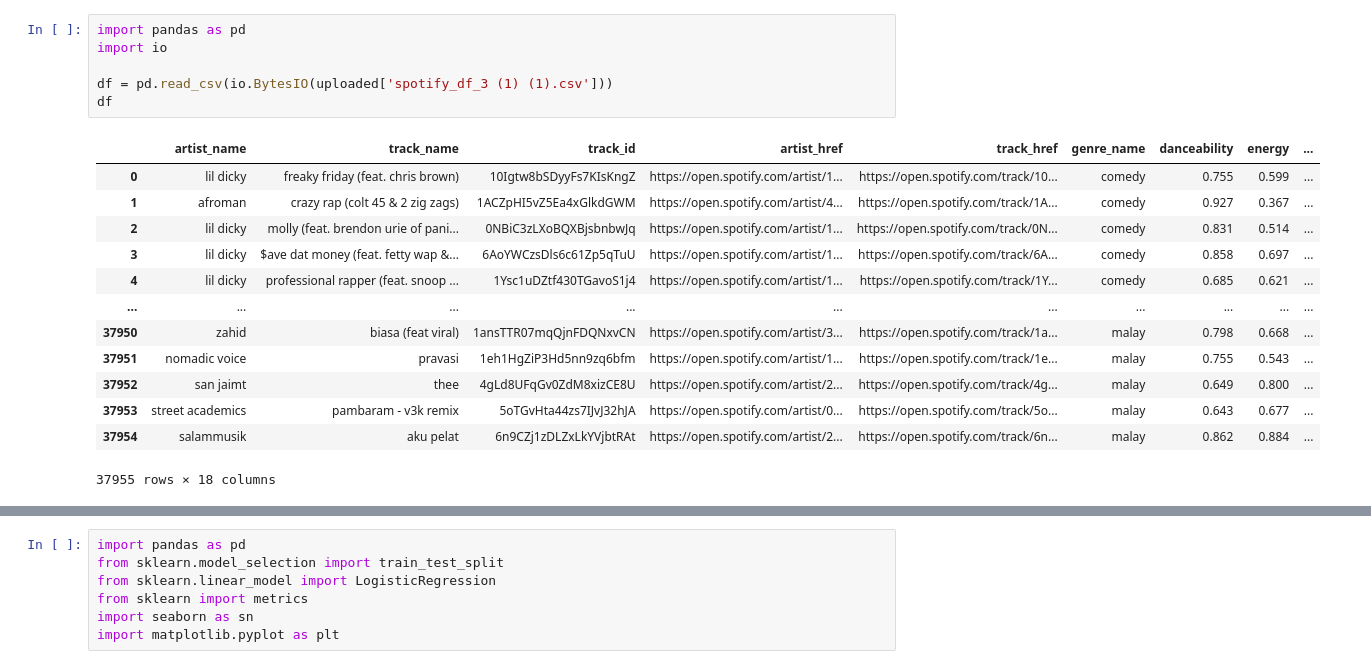
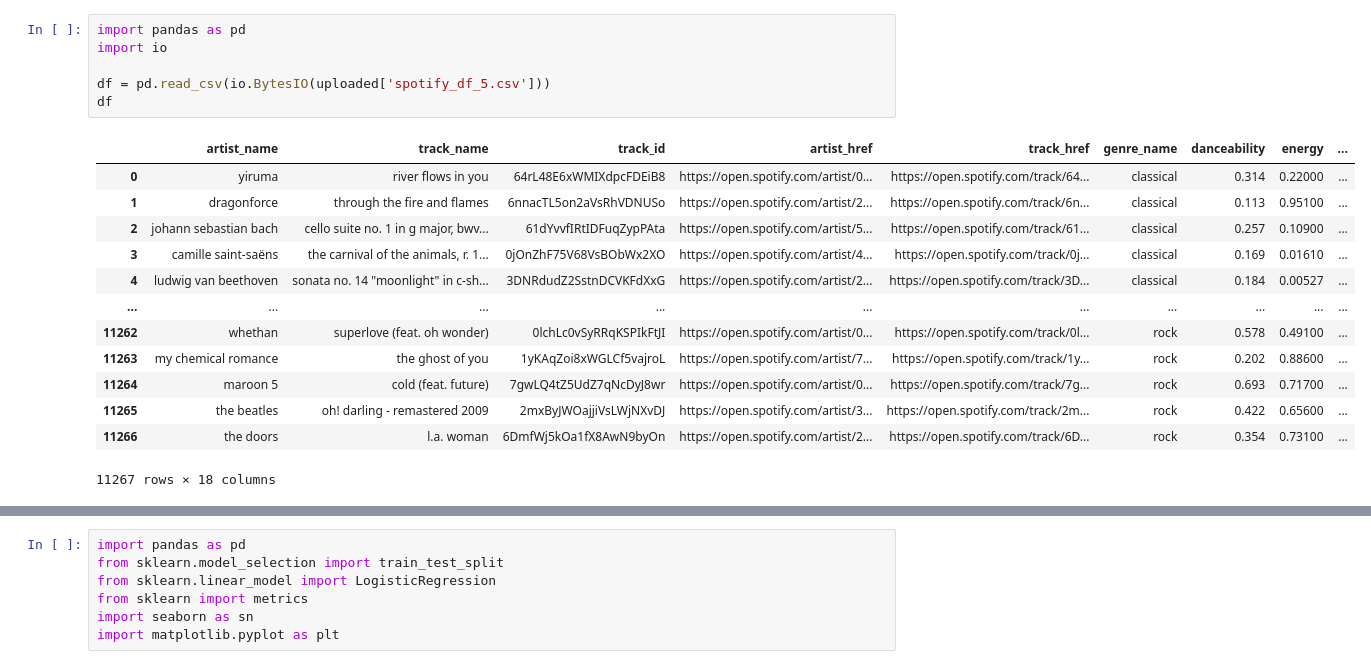
Before and after one commit to etarakci/music-genre-prediction, a Jupyter notebook: niama_work.ipynb, the cells around one changed output, grey strips where cells are left out. Cells and saved outputs as stored; diff of their text form.

```diff
--- a/niama_work.ipynb
+++ b/niama_work.ipynb
@@ -7,23 +7,23 @@ Saving spotify_df_3 (1) (1).csv to spotify_df_3 (1) (1).csv
 # %%
 import pandas as pd
 import io
 
-df = pd.read_csv(io.BytesIO(uploaded['spotify_df_3 (1) (1).csv']))
+df = pd.read_csv(io.BytesIO(uploaded['spotify_df_5.csv']))
 df
 # %% [output]
 |  | artist_name | track_name | track_id | artist_href | track_href | genre_name | danceability | energy | ... |
-| 0 | lil dicky | freaky friday (feat. chris brown) | 10Igtw8bSDyyFs7KIsKngZ | https://open.spotify.com/artist/1... | https://open.spotify.com/track/10... | comedy | 0.755 | 0.599 | ... |
-| 1 | afroman | crazy rap (colt 45 & 2 zig zags) | 1ACZpHI5vZ5Ea4xGlkdGWM | https://open.spotify.com/artist/4... | https://open.spotify.com/track/1A... | comedy | 0.927 | 0.367 | ... |
-| 2 | lil dicky | molly (feat. brendon urie of pani... | 0NBiC3zLXoBQXBjsbnbwJq | https://open.spotify.com/artist/1... | https://open.spotify.com/track/0N... | comedy | 0.831 | 0.514 | ... |
-| 3 | lil dicky | $ave dat money (feat. fetty wap &... | 6AoYWCzsDls6c61Zp5qTuU | https://open.spotify.com/artist/1... | https://open.spotify.com/track/6A... | comedy | 0.858 | 0.697 | ... |
-| 4 | lil dicky | professional rapper (feat. snoop ... | 1Ysc1uDZtf430TGavoS1j4 | https://open.spotify.com/artist/1... | https://open.spotify.com/track/1Y... | comedy | 0.685 | 0.621 | ... |
+| 0 | yiruma | river flows in you | 64rL48E6xWMIXdpcFDEiB8 | https://open.spotify.com/artist/0... | https://open.spotify.com/track/64... | classical | 0.314 | 0.22000 | ... |
+| 1 | dragonforce | through the fire and flames | 6nnacTL5on2aVsRhVDNUSo | https://open.spotify.com/artist/2... | https://open.spotify.com/track/6n... | classical | 0.113 | 0.95100 | ... |
+| 2 | johann sebastian bach | cello suite no. 1 in g major, bwv... | 61dYvvfIRtIDFuqZypPAta | https://open.spotify.com/artist/5... | https://open.spotify.com/track/61... | classical | 0.257 | 0.10900 | ... |
+| 3 | camille saint-saëns | the carnival of the animals, r. 1... | 0jOnZhF75V68VsBObWx2XO | https://open.spotify.com/artist/4... | https://open.spotify.com/track/0j... | classical | 0.169 | 0.01610 | ... |
+| 4 | ludwig van beethoven | sonata no. 14 "moonlight" in c-sh... | 3DNRdudZ2SstnDCVKFdXxG | https://open.spotify.com/artist/2... | https://open.spotify.com/track/3D... | classical | 0.184 | 0.00527 | ... |
 | ... | ... | ... | ... | ... | ... | ... | ... | ... | ... |
-| 37950 | zahid | biasa (feat viral) | 1ansTTR07mqQjnFDQNxvCN | https://open.spotify.com/artist/3... | https://open.spotify.com/track/1a... | malay | 0.798 | 0.668 | ... |
-| 37951 | nomadic voice | pravasi | 1eh1HgZiP3Hd5nn9zq6bfm | https://open.spotify.com/artist/1... | https://open.spotify.com/track/1e... | malay | 0.755 | 0.543 | ... |
-| 37952 | san jaimt | thee | 4gLd8UFqGv0ZdM8xizCE8U | https://open.spotify.com/artist/2... | https://open.spotify.com/track/4g... | malay | 0.649 | 0.800 | ... |
-| 37953 | street academics | pambaram - v3k remix | 5oTGvHta44zs7IJvJ32hJA | https://open.spotify.com/artist/0... | https://open.spotify.com/track/5o... | malay | 0.643 | 0.677 | ... |
-| 37954 | salammusik | aku pelat | 6n9CZj1zDLZxLkYVjbtRAt | https://open.spotify.com/artist/2... | https://open.spotify.com/track/6n... | malay | 0.862 | 0.884 | ... |
+| 11262 | whethan | superlove (feat. oh wonder) | 0lchLc0vSyRRqKSPIkFtJI | https://open.spotify.com/artist/0... | https://open.spotify.com/track/0l... | rock | 0.578 | 0.49100 | ... |
+| 11263 | my chemical romance | the ghost of you | 1yKAqZoi8xWGLCf5vajroL | https://open.spotify.com/artist/7... | https://open.spotify.com/track/1y... | rock | 0.202 | 0.88600 | ... |
+| 11264 | maroon 5 | cold (feat. future) | 7gwLQ4tZ5UdZ7qNcDyJ8wr | https://open.spotify.com/artist/0... | https://open.spotify.com/track/7g... | rock | 0.693 | 0.71700 | ... |
+| 11265 | the beatles | oh! darling - remastered 2009 | 2mxByJWOajjiVsLWjNXvDJ | https://open.spotify.com/artist/3... | https://open.spotify.com/track/2m... | rock | 0.422 | 0.65600 | ... |
+| 11266 | the doors | l.a. woman | 6DmfWj5kOa1fX8AwN9byOn | https://open.spotify.com/artist/2... | https://open.spotify.com/track/6D... | rock | 0.354 | 0.73100 | ... |
-37955 rows × 18 columns
+11267 rows × 18 columns
 # %%
 target = df["genre_name"]
 target_names = target.unique().tolist()
```
Also changed, not shown: parts of 11 cells of this notebook, 3 other files.
